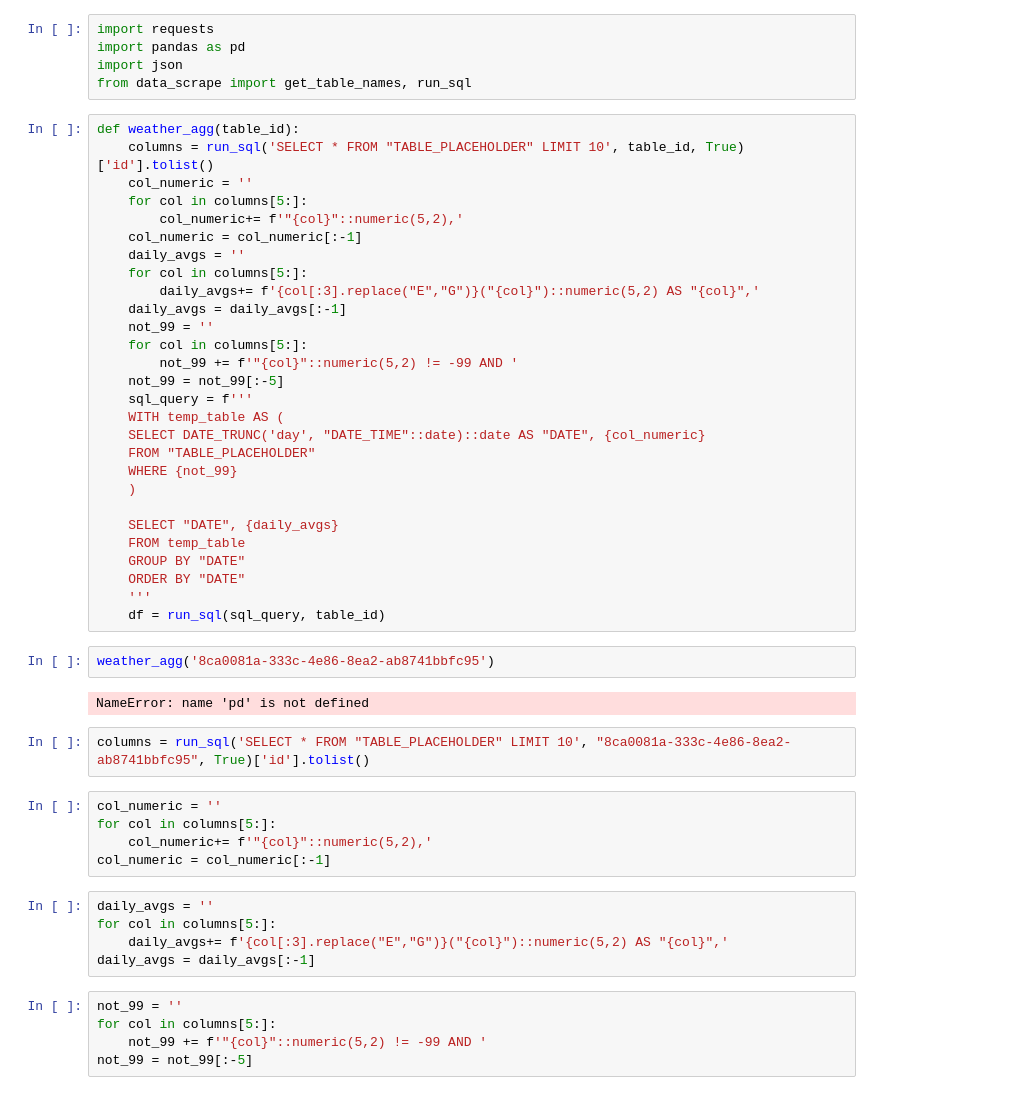
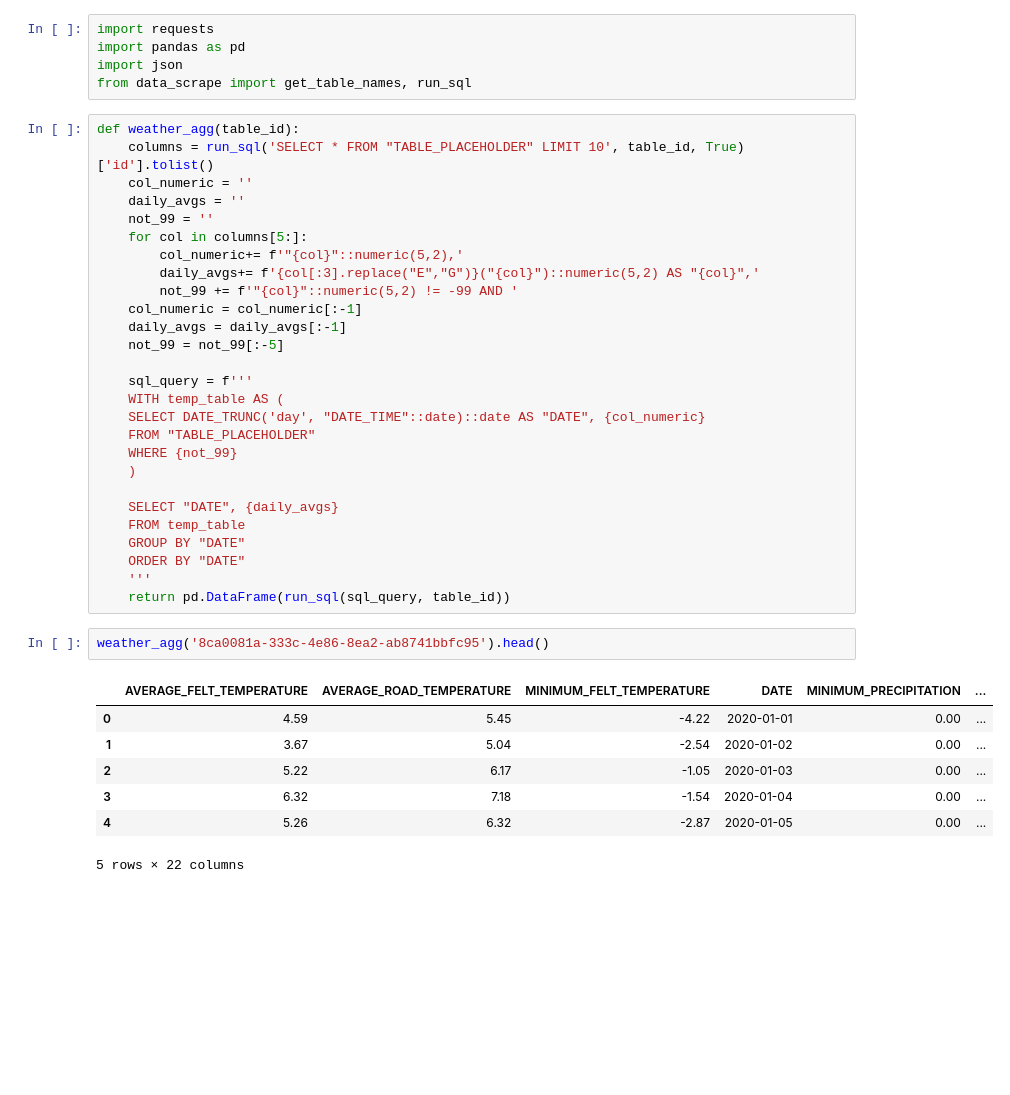
Before and after one commit to LeventSoykan/Analysis_IBB_Istanbul_Weather_Traffic_Dataset, a Jupyter notebook: get_daily_figures.ipynb, the cells around one changed output. Saved outputs shown, nothing was run; the diff lists cells and outputs as text; blank space fills up the shorter version.

```diff
--- a/get_daily_figures.ipynb
+++ b/get_daily_figures.ipynb
@@ -7,17 +7,16 @@ from data_scrape import get_table_names, run_sql
 def weather_agg(table_id):
     columns = run_sql('SELECT * FROM "TABLE_PLACEHOLDER" LIMIT 10', table_id, True)['id'].tolist()
     col_numeric = ''
+    daily_avgs = ''
+    not_99 = ''
     for col in columns[5:]:
         col_numeric+= f'"{col}"::numeric(5,2),'
+        daily_avgs+= f'{col[:3].replace("E","G")}("{col}")::numeric(5,2) AS "{col}",'
+        not_99 += f'"{col}"::numeric(5,2) != -99 AND '
     col_numeric = col_numeric[:-1]
-    daily_avgs = ''
-    for col in columns[5:]:
-        daily_avgs+= f'{col[:3].replace("E","G")}("{col}")::numeric(5,2) AS "{col}",'
     daily_avgs = daily_avgs[:-1]
-    not_99 = ''
-    for col in columns[5:]:
-        not_99 += f'"{col}"::numeric(5,2) != -99 AND '
     not_99 = not_99[:-5]
+
     sql_query = f'''
     WITH temp_table AS (
     SELECT DATE_TRUNC('day', "DATE_TIME"::date)::date AS "DATE", {col_numeric}
@@ -30,25 +29,14 @@ def weather_agg(table_id):
     GROUP BY "DATE"
     ORDER BY "DATE"
     '''
-    df = run_sql(sql_query, table_id)
+    return pd.DataFrame(run_sql(sql_query, table_id))
 # %%
-weather_agg('8ca0081a-333c-4e86-8ea2-ab8741bbfc95')
+weather_agg('8ca0081a-333c-4e86-8ea2-ab8741bbfc95').head()
 # %% [output]
+|  | AVERAGE_FELT_TEMPERATURE | AVERAGE_ROAD_TEMPERATURE | MINIMUM_FELT_TEMPERATURE | DATE | MINIMUM_PRECIPITATION | ... |
+| 0 | 4.59 | 5.45 | -4.22 | 2020-01-01 | 0.00 | ... |
+| 1 | 3.67 | 5.04 | -2.54 | 2020-01-02 | 0.00 | ... |
+| 2 | 5.22 | 6.17 | -1.05 | 2020-01-03 | 0.00 | ... |
+| 3 | 6.32 | 7.18 | -1.54 | 2020-01-04 | 0.00 | ... |
+| 4 | 5.26 | 6.32 | -2.87 | 2020-01-05 | 0.00 | ... |
-NameError: name 'pd' is not defined
+5 rows × 22 columns
-# %%
-columns = run_sql('SELECT * FROM "TABLE_PLACEHOLDER" LIMIT 10', "8ca0081a-333c-4e86-8ea2-ab8741bbfc95", True)['id'].tolist()
-# %%
-col_numeric = ''
-for col in columns[5:]:
-    col_numeric+= f'"{col}"::numeric(5,2),'
-col_numeric = col_numeric[:-1]
-# %%
-daily_avgs = ''
-for col in columns[5:]:
-    daily_avgs+= f'{col[:3].replace("E","G")}("{col}")::numeric(5,2) AS "{col}",'
-daily_avgs = daily_avgs[:-1]
-# %%
-not_99 = ''
-for col in columns[5:]:
-    not_99 += f'"{col}"::numeric(5,2) != -99 AND '
-not_99 = not_99[:-5]
```
Also changed, not shown: parts of 13 cells of this notebook, 3 other files.
